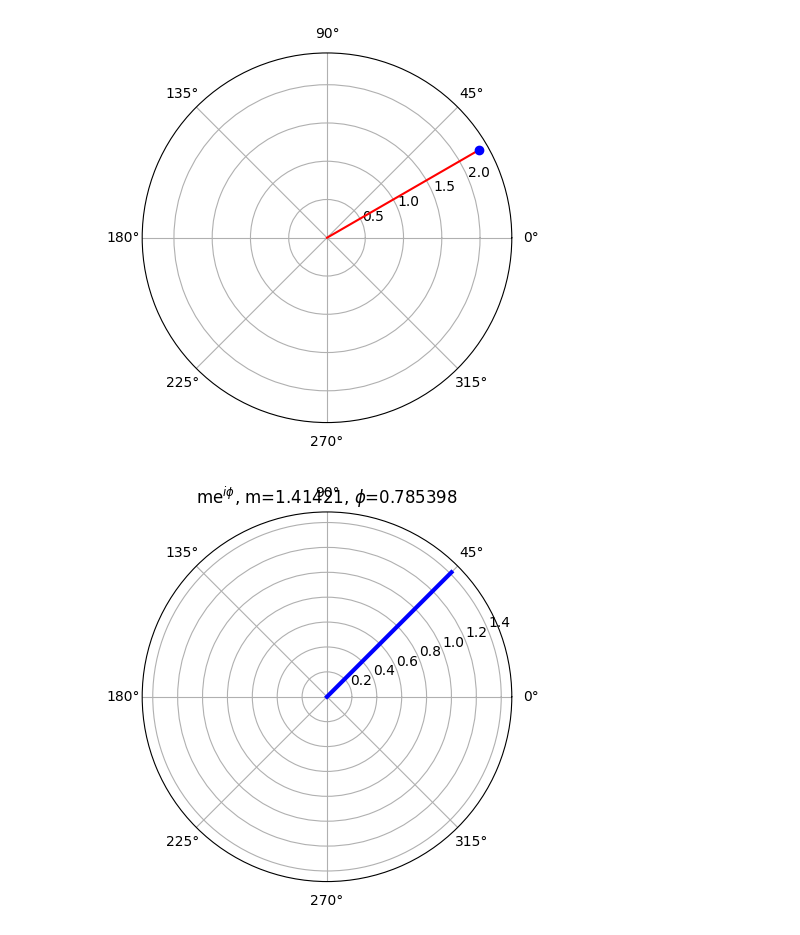
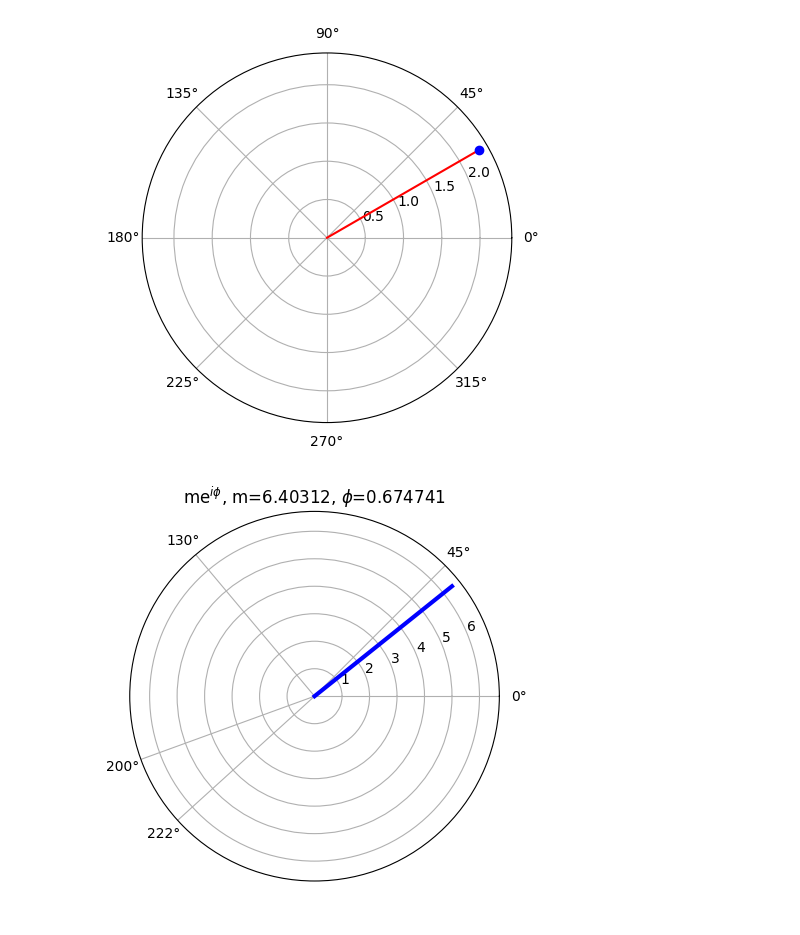
Before and after one commit to rtharris619/ProjectMath, a Jupyter notebook: Trigonometry/trigonometry.ipynb, the cells around one changed output. Cells and saved outputs as stored; diff of their text form; code cells hidden in the pictures.

```diff
--- a/Trigonometry/trigonometry.ipynb
+++ b/Trigonometry/trigonometry.ipynb
@@ -270,15 +271,15 @@ plt.show()
 # %%
 def euler_from_cos_sin(cosine,sine):
 
   m = np.sqrt(cosine**2 + sine**2) # pythagorean theorem
   k = np.arctan2(sine,cosine) # inverse tangent
 
   plt.polar([0,k],[0,m],'b',linewidth=3)
 
   plt.title('me$^{i\\phi}$, m=%g, $\\phi$=%g' % (m,k))
-  plt.thetagrids([])
+  plt.thetagrids([0,45,130,200,222.2])
   plt.show()
 
-euler_from_cos_sin(1,1)
+euler_from_cos_sin(5,4)
 # %% [output]
-[figure, old version]
+[figure, new version]
```
Also changed, not shown: parts of 3 cells of this notebook, 1 other file.
